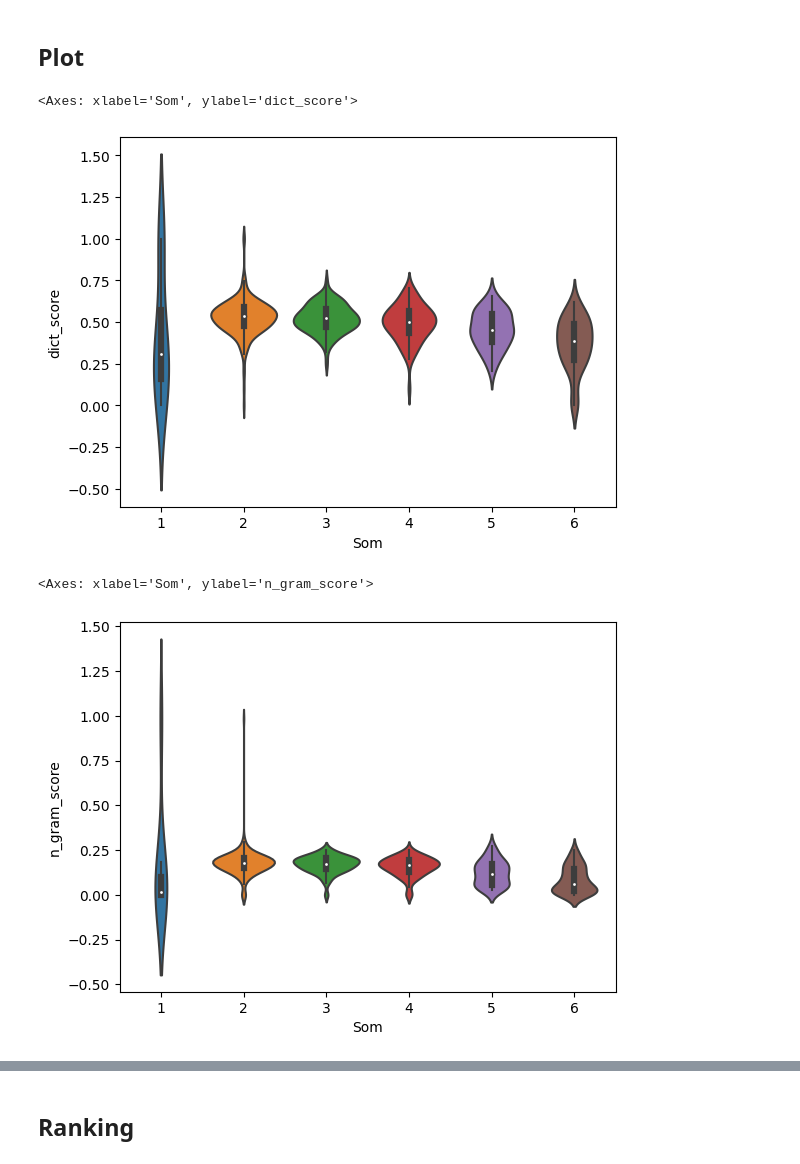
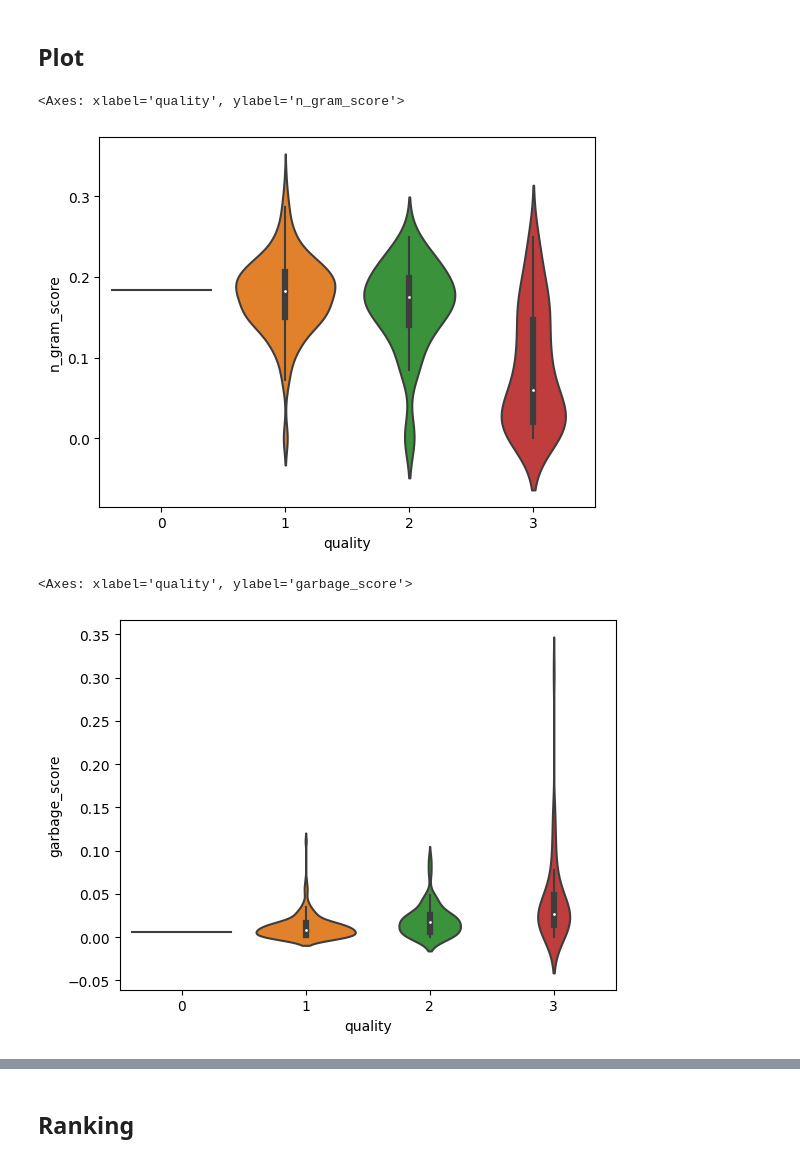
Before and after one commit to LAHTeR/nautilusocr, a Jupyter notebook: notebooks/quality.ipynb, the cells around one changed output, grey strips where cells are left out. Cells and saved outputs as stored; diff of their text form; code cells hidden in the pictures.

```diff
--- a/notebooks/quality.ipynb
+++ b/notebooks/quality.ipynb
@@ -654,0 +642,3 @@ Ground truth missing year information
+# %%
+judgements["quality"] = np.ceil(judgements.Som / 2).astype(int)
+judgements.iloc[judgements.quality.sort_values().index]
@@ -655,5 +659,7 @@ Ground truth missing year information
 # %%
-non_empty = judgements.loc[(judgements.text.str.len() > 0) & (judgements.Som > 0)]
+non_empty = judgements.loc[
+    (judgements.text.str.len() > 0) & (judgements["Ranking Kay"] == judgements["Ranking Maartje"])
+]
 non_empty
 # %% [output]
 |  | Pagina | Beoordeling | Opmerkingen Kay | Ranking Kay | Oordeel Maartje | Opmerkingen Maartje | ... |
@@ -672,12 +687,12 @@ non_empty
 # %% [markdown]
 ## Plot
 # %%
-sns.violinplot(x=non_empty.Som, y=non_empty.dict_score)
+sns.violinplot(x=non_empty.quality, y=non_empty.n_gram_score)
 # %% [output]
-<Axes: xlabel='Som', ylabel='dict_score'>
+<Axes: xlabel='quality', ylabel='n_gram_score'>
-[figure, old version]
+[figure, new version]
 # %%
-sns.violinplot(x=non_empty.Som, y=non_empty.n_gram_score)
+sns.violinplot(x=non_empty.quality, y=non_empty.garbage_score)
 # %% [output]
-<Axes: xlabel='Som', ylabel='n_gram_score'>
+<Axes: xlabel='quality', ylabel='garbage_score'>
-[figure, old version]
+[figure, new version]
```
Also changed, not shown: parts of 28 cells of this notebook.
